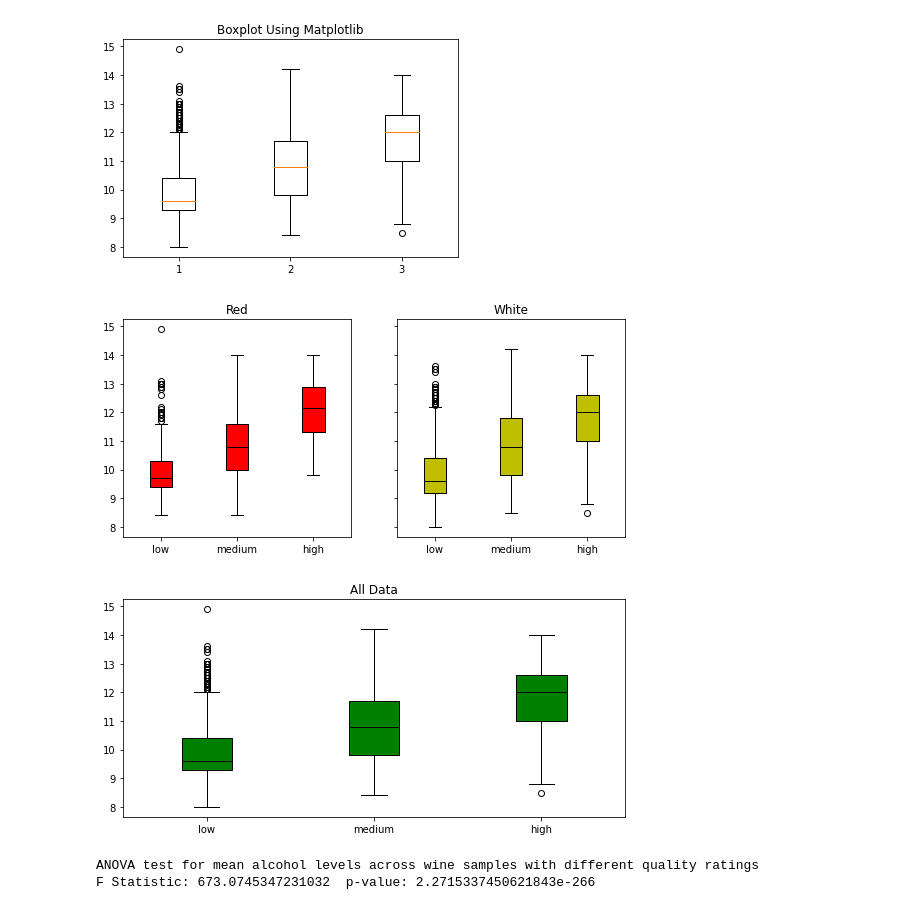
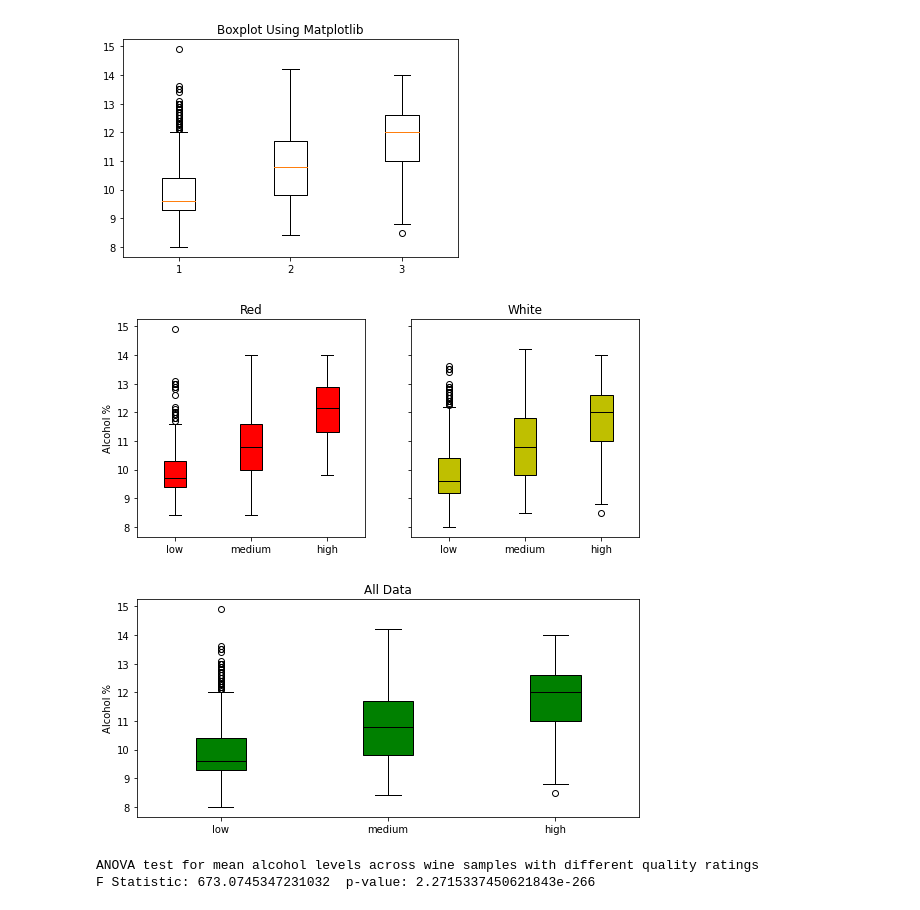
Before and after one commit to Jacopo-Spadon/Wine-not, a Jupyter notebook: Wine not data Wrangling.ipynb, the cells around one changed output. Drawn from its saved outputs; the diff is of its cells as text; code cells hidden in the pictures.

```diff
--- a/Wine not data Wrangling.ipynb
+++ b/Wine not data Wrangling.ipynb
@@ -160,33 +173,35 @@ plt.show()
 # %%
 fig, (ax1, ax2) = plt.subplots(nrows=1, ncols=2, figsize=(9, 4), sharey=True)
 
 # rectangular box plot
 bplot1 = ax1.boxplot([red_df[red_df['quality_label'] == 'low']['alcohol'], red_df[red_df['quality_label'] == 'medium']['alcohol'], red_df[red_df['quality_label'] == 'high']['alcohol']],
                      patch_artist=True,  # fill with color
                      boxprops=dict(facecolor='r', color='k'), #Color box
                      medianprops=dict(color='k'), #Mean color
                      labels=['low', 'medium', 'high'])  # will be used to label x-ticks
 ax1.set_title('Red')
+ax1.set_ylabel('Alcohol %')
 
 bplot2 = ax2.boxplot([white_df[white_df['quality_label'] == 'low']['alcohol'], white_df[white_df['quality_label'] == 'medium']['alcohol'], white_df[white_df['quality_label'] == 'high']['alcohol']],
                      patch_artist=True,
                      boxprops=dict(facecolor='y', color='k'),
                      medianprops=dict(color='k'),
                     labels=['low', 'medium', 'high'])
 ax2.set_title('White')
 plt.show()
 
 fig, (ax) = plt.subplots(nrows=1, ncols=1, figsize=(9, 4), sharey=True)
 quality_boxplot = ax.boxplot([wines[wines['quality_label'] == 'low']['alcohol'], wines[wines['quality_label'] == 'medium']['alcohol'], wines[wines['quality_label'] == 'high']['alcohol']],
                      patch_artist=True,
                      boxprops=dict(facecolor='g', color='k'),
                      medianprops=dict(color='k'),
                     labels=['low', 'medium', 'high'])
 ax.set_title('All Data')
+ax.set_ylabel('Alcohol %')
 plt.show()
 # %% [output]
-[figure, old version]
+[figure, new version]
-[figure, old version]
+[figure, new version]
 # %%
 # Alcohol level vary significantly among the low quality, medium quality and high quality wines?
 
```
Also changed, not shown: parts of 4 cells of this notebook.
